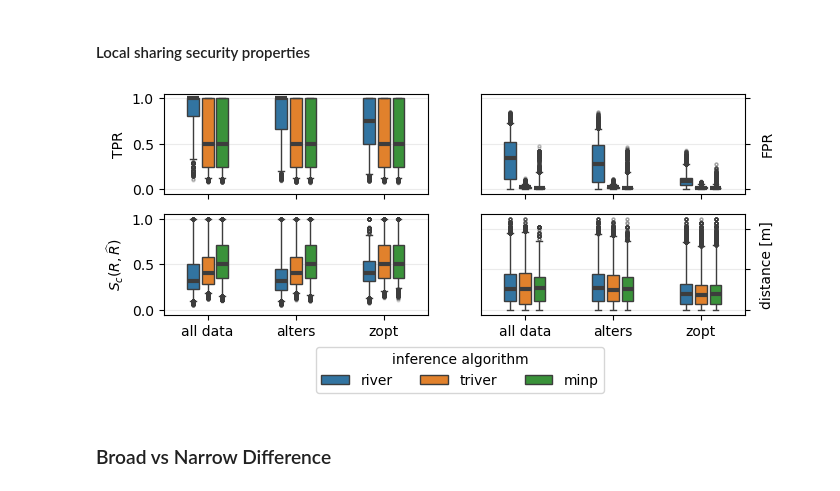
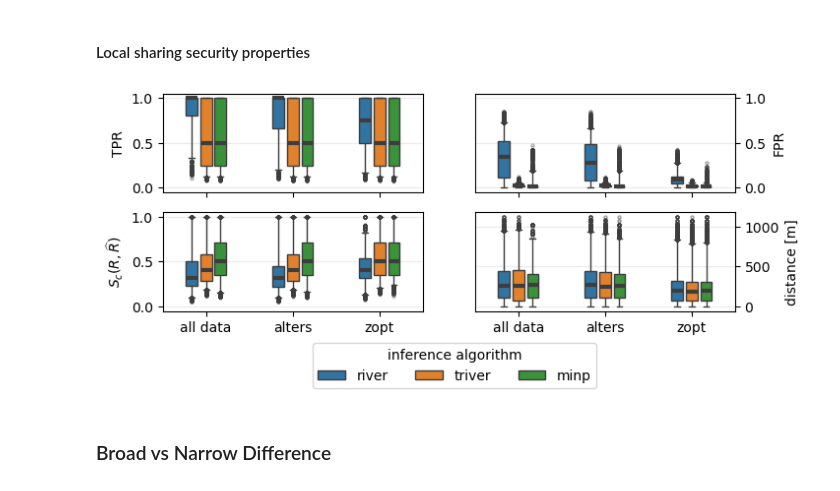
Before and after one commit to alelevente/selcop, a Jupyter notebook: 03_da/05_evaluation/03_local_privacy.ipynb, the cells around one changed output. Cells and saved outputs as stored; diff of their text form; code cells hidden in the pictures.

```diff
--- a/03_da/05_evaluation/03_local_privacy.ipynb
+++ b/03_da/05_evaluation/03_local_privacy.ipynb
@@ -403,35 +403,35 @@ for i, vt in enumerate(METRICS):
                 width=0.5, gap=0.2, whis=[1, 99], legend=i==3, fliersize=2.0, flierprops={"alpha": 0.2},
                 medianprops={"linewidth":3})
     if vt.startswith("TPR") or vt.startswith("FPR"):
         vt = vt.split("$")[0].upper()
     elif vt=="distance":
         vt = "distance [m]"
     #ax.set_title(f"Local privacy: {vt}")
     ax.set_xlabel("")
     ax.set_ylabel(f"{vt}")
     if vt!="distance [m]":
         ax.set_ylim(-0.05, 1.05)
 
     if i==3:
         ax.legend(title="inference algorithm")
         sns.move_legend(ax, "lower left", bbox_to_anchor=(-.65, -.85), ncol=3)
 
     if i%2 == 1:
         ax.yaxis.tick_right()
-        ax.yaxis.set_ticklabels([])
+        #ax.yaxis.set_ticklabels([])
         ax.yaxis.set_label_position("right")
 
     if i<2:
         ax.xaxis.set_ticklabels([])
 
 
 #fig.suptitle("Local privacy metrics")
 fig.set_figheight(6)
 fig.set_figwidth(7.5)
 #plt.tight_layout()
 plt.show()
 # %% [output]
-[figure, old version]
+[figure, new version]
 # %%
 mean_dict, median_dict = {}, {}
 means, medians = {}, {}
```
